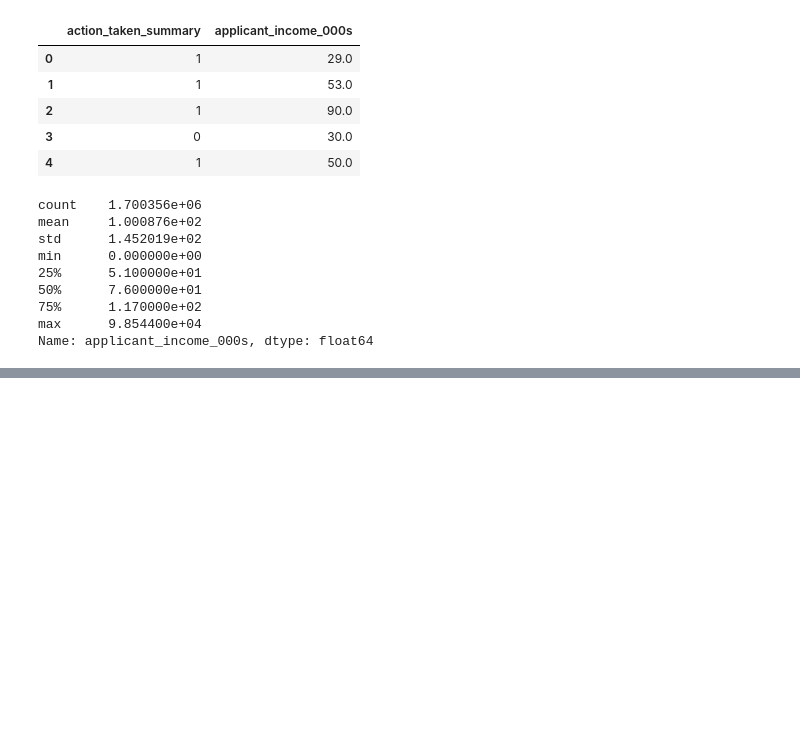
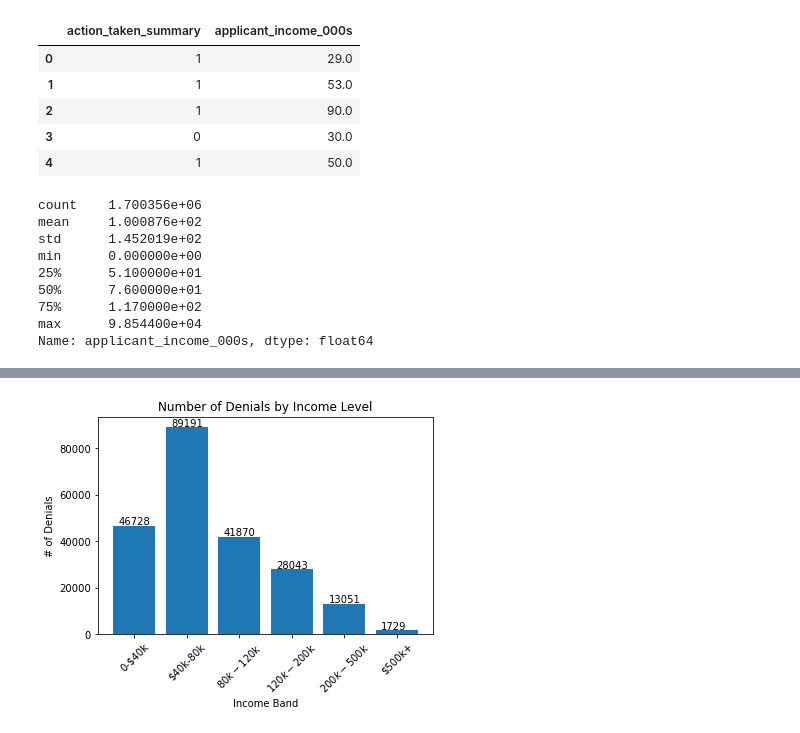
Before and after one commit to oliviasny2/Final_Project, a Jupyter notebook: approvals_by_income_vis.ipynb, the cells around one changed output, grey strips where cells are left out. Drawn from its saved outputs; the diff is of its cells as text; code cells hidden in the pictures; blank space fills up the shorter version.

Commit message:
chart formatting

```diff
--- a/approvals_by_income_vis.ipynb
+++ b/approvals_by_income_vis.ipynb
@@ -185,0 +235,4 @@ GetCountGraph(df, "Denials", [0])
+# %%
+GetCountGraph2(df, "Denials", [0])
+# %% [output]
+[figure, added]
```
Also changed, not shown: parts of 6 cells of this notebook.
